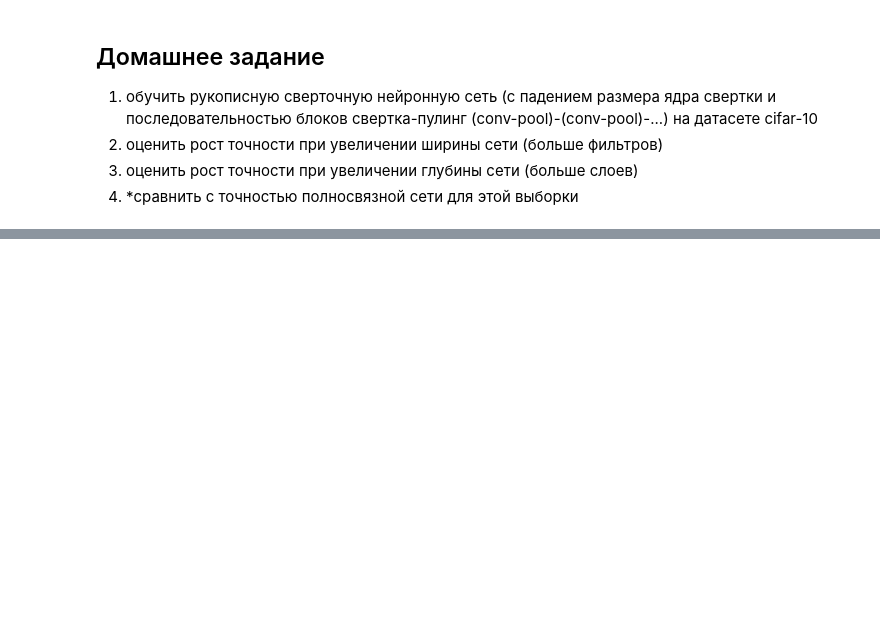
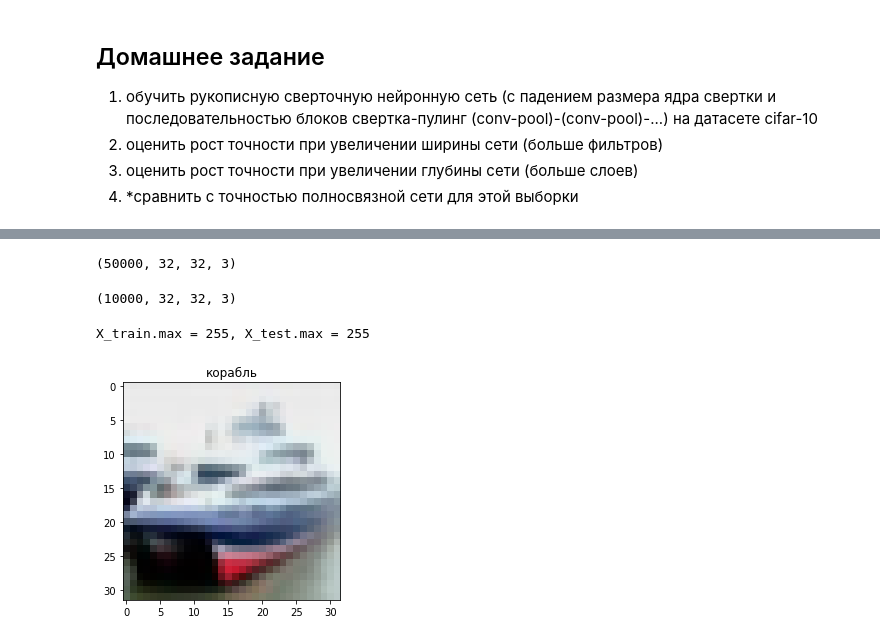
Before and after one commit to AlekseyZhilin/neron, a Jupyter notebook: Untitled4.ipynb, the cells around one changed output, grey strips where cells are left out. Drawn from its saved outputs; the diff is of its cells as text; code cells hidden in the pictures; blank space fills up the shorter version.

```diff
--- a/Untitled4.ipynb
+++ b/Untitled4.ipynb
@@ -35,6 +33,37 @@ dataset
-# %%
-X_train, X_test, y_train, y_test = train_test_split(X, Y, test_size=0.3, random_state=1)
 # %%
-scaler = StandardScaler()
-X_train = scaler.fit_transform(X_train)
-X_test = scaler.transform(X_test)
+#scaler = StandardScaler()
+#X_train = scaler.fit_transform(X_train)
+#X_test = scaler.transform(X_test)
+# %%
+X_train.shape
+# %% [output]
+(50000, 32, 32, 3)
+# %%
+X_test.shape
+# %% [output]
+(10000, 32, 32, 3)
+# %%
+# установка параметров нейросети
+batch_size = 500
+num_classes = 10
+epochs = 5
+# преобразование матрицы чисел в бинарную матрицу
+y_train = to_categorical(y_train, num_classes)
+y_test = to_categorical(y_test, num_classes)
+# %%
+# Нормализация данных
+print(f'X_train.max = {X_train.max()}, X_test.max = {X_test.max()}')
+
+X_train = X_train / X_train.max()
+X_test = X_test / X_test.max()
+# %% [output]
+X_train.max = 255, X_test.max = 255
+# %%
+# Просмотр загруженного изображения
+N = 1
+
+plt.imshow(X_test[N])
+plt.title(classes[np.argmax(y_test[N,:])])
+plt.show()
+# %% [output]
+[figure, added]
```
Also changed, not shown: parts of 10 cells of this notebook.
